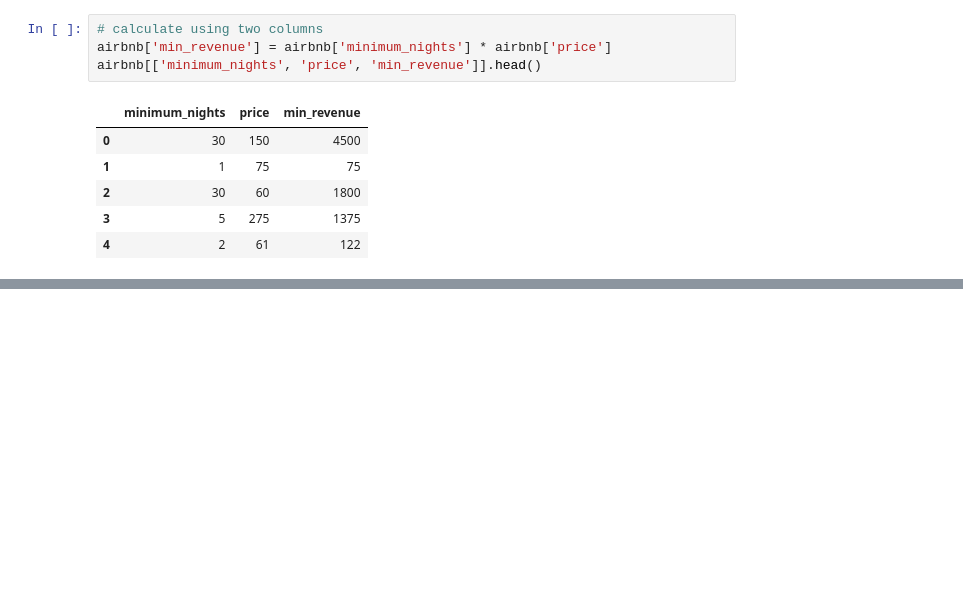
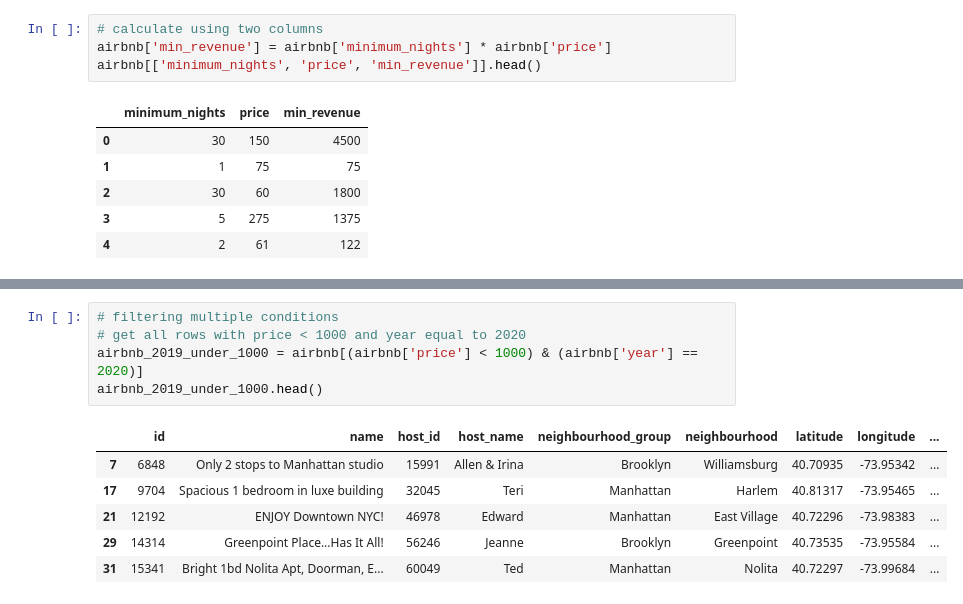
Before and after one commit to mmaracic/dataScience, a Jupyter notebook: anaconda/notebooks/Pandas/Pandas Demo.ipynb, the cells around one changed output, grey strips where cells are left out. Cells and saved outputs as stored; diff of their text form; blank space fills up the shorter version.

```diff
--- a/anaconda/notebooks/Pandas/Pandas Demo.ipynb
+++ b/anaconda/notebooks/Pandas/Pandas Demo.ipynb
@@ -208,0 +287,12 @@ airbnb[['minimum_nights', 'price', 'min_revenue']].head()
+# %%
+# filtering multiple conditions
+# get all rows with price < 1000 and year equal to 2020
+airbnb_2019_under_1000 = airbnb[(airbnb['price'] < 1000) & (airbnb['year'] == 2020)]
+airbnb_2019_under_1000.head()
+# %% [output]
+|  | id | name | host_id | host_name | neighbourhood_group | neighbourhood | latitude | longitude | ... |
+| 7 | 6848 | Only 2 stops to Manhattan studio | 15991 | Allen & Irina | Brooklyn | Williamsburg | 40.70935 | -73.95342 | ... |
+| 17 | 9704 | Spacious 1 bedroom in luxe building | 32045 | Teri | Manhattan | Harlem | 40.81317 | -73.95465 | ... |
+| 21 | 12192 | ENJOY Downtown NYC! | 46978 | Edward | Manhattan | East Village | 40.72296 | -73.98383 | ... |
+| 29 | 14314 | Greenpoint Place...Has It All! | 56246 | Jeanne | Brooklyn | Greenpoint | 40.73535 | -73.95584 | ... |
+| 31 | 15341 | Bright 1bd Nolita Apt, Doorman, E... | 60049 | Ted | Manhattan | Nolita | 40.72297 | -73.99684 | ... |
```
Also changed, not shown: parts of 9 cells of this notebook.
